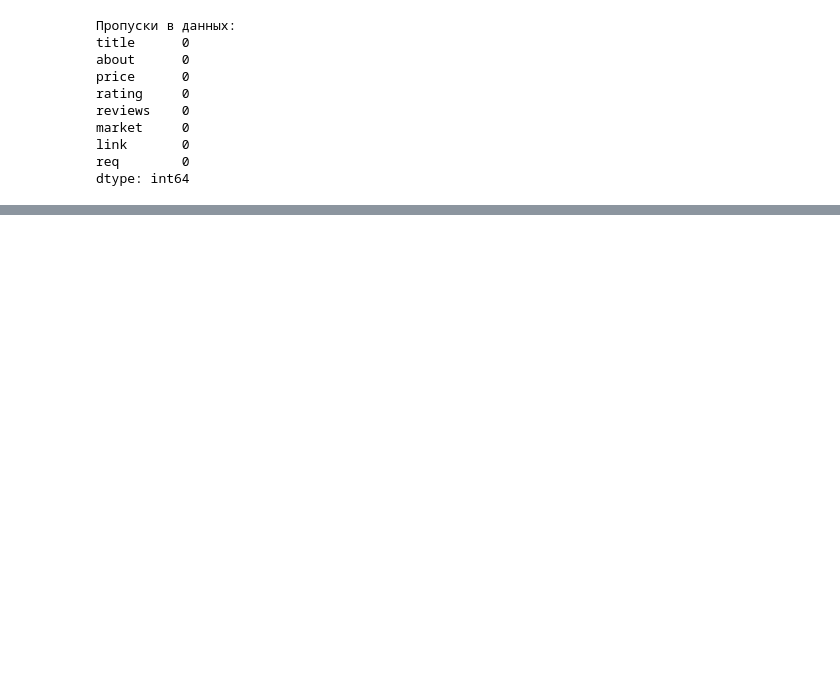
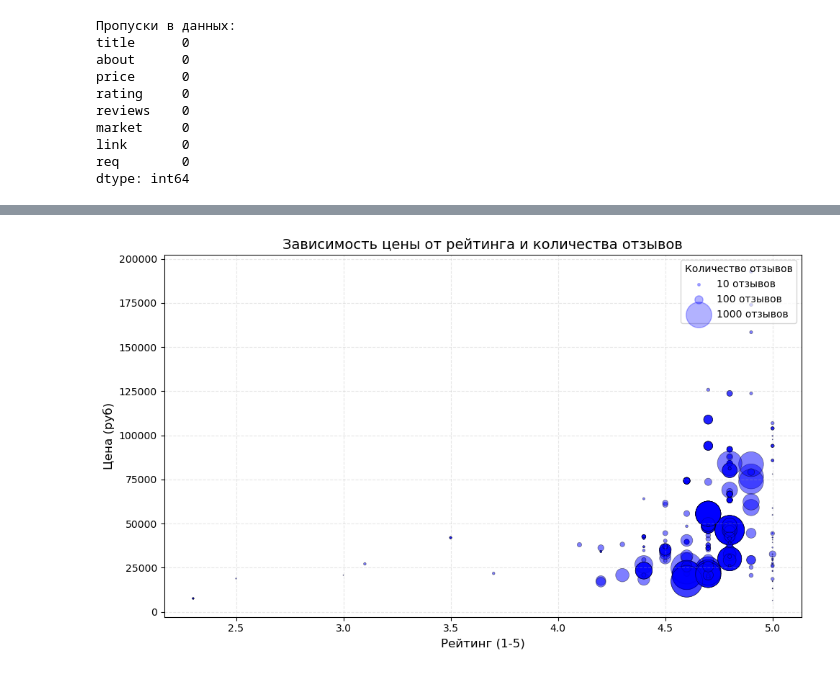
Before and after one commit to abookvv/yandex-market-laptops-analysis-, a Jupyter notebook: notebooks/main.ipynb, the cells around one changed output, grey strips where cells are left out. Saved outputs shown, nothing was run; the diff lists cells and outputs as text; code cells hidden in the pictures; blank space fills up the shorter version.

```diff
--- a/notebooks/main.ipynb
+++ b/notebooks/main.ipynb
@@ -305,0 +385,34 @@ df = pd.read_csv(wd + wd_data +'clean_dataset_parsing_laptops_on_yand_market.csv
+# %%
+# Нормализация размера пузырей (чтобы не были слишком большими)
+max_reviews = df['reviews'].max()
+min_reviews = df['reviews'].min()
+size_scale = 1000  # Масштабирующий коэффициент
+
+plt.figure(figsize=(10, 6))
+
+# Пузырьковая диаграмма (все точки одного цвета)
+scatter = plt.scatter(
+    x=df['rating'],
+    y=df['price'],
+    s=df['reviews'] / max_reviews * size_scale,
+    c='blue',          # Один цвет для всех точек
+    alpha=0.5,         # Прозрачность
+    edgecolors='black', # Граница пузырей
+    linewidth=0.5
+)
+
+plt.title('Зависимость цены от рейтинга и количества отзывов', fontsize=14)
+plt.xlabel('Рейтинг (1-5)', fontsize=12)
+plt.ylabel('Цена (руб)', fontsize=12)
+plt.grid(True, linestyle='--', alpha=0.3)
+
+# Добавляем легенду для размера пузырей
+for reviews in [10, 100, 1000]:
+    plt.scatter([], [], c='blue', alpha=0.3, s=reviews / max_reviews * size_scale,
+                label=f'{reviews} отзывов')
+plt.legend(title='Количество отзывов', loc='upper right')
+
+plt.tight_layout()
+plt.show()
+# %% [output]
+[figure, added]
```
Also changed, not shown: parts of 19 cells of this notebook.
